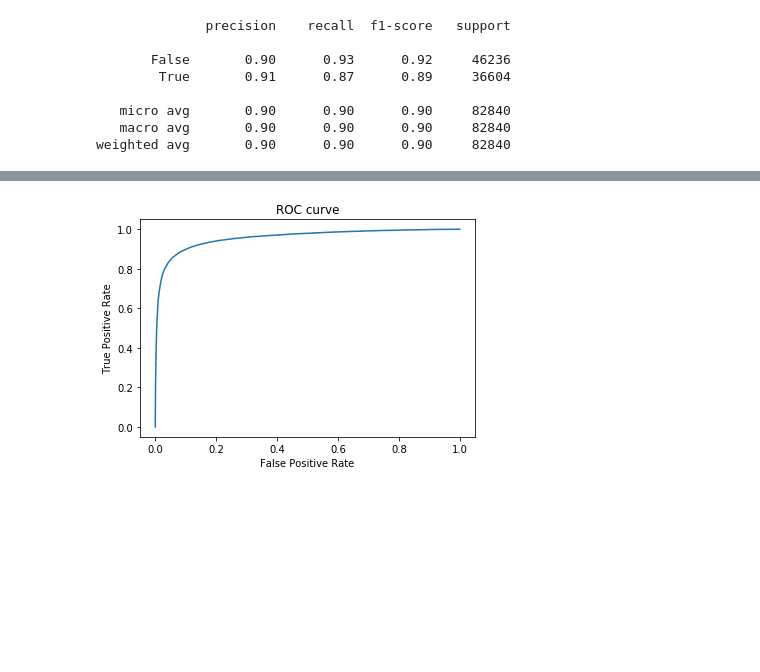
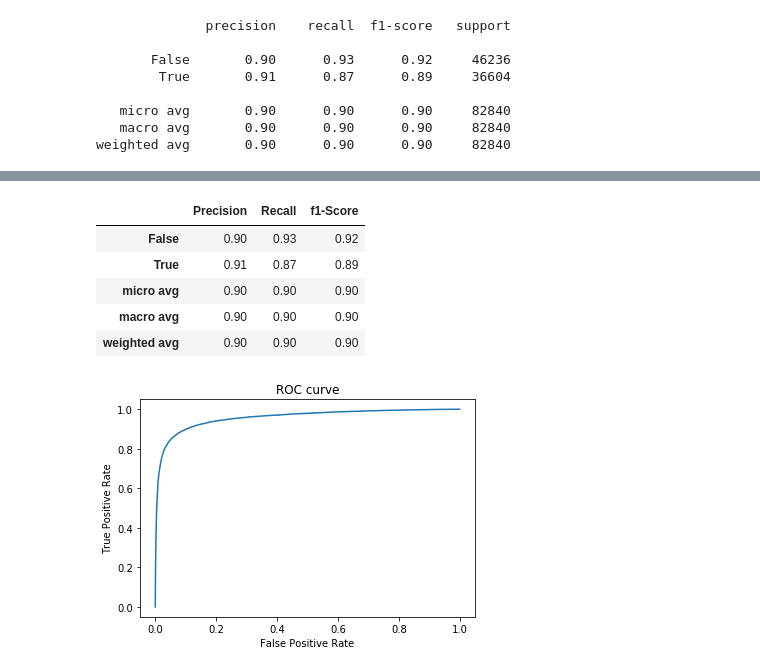
Before and after one commit to nchibana/twitter-speech-classifier, a Jupyter notebook: notebooks/Unit 2 Predictive Model Project - Final.ipynb, the cells around one changed output, grey strips where cells are left out. Cells and saved outputs as stored; diff of their text form; code cells hidden in the pictures; blank space fills up the shorter version.

```diff
--- a/notebooks/Unit 2 Predictive Model Project - Final.ipynb
+++ b/notebooks/Unit 2 Predictive Model Project - Final.ipynb
@@ -744,0 +760,10 @@ weighted avg       0.90      0.90      0.90     82840
+# %%
+read = pd.read_csv('/users/nchib/DS5/DS-Unit-2-Project/dash-app-template/notebooks/data/report.csv', index_col=0)
+read
+# %% [output]
+|  | Precision | Recall | f1-Score |
+| False | 0.90 | 0.93 | 0.92 |
+| True | 0.91 | 0.87 | 0.89 |
+| micro avg | 0.90 | 0.90 | 0.90 |
+| macro avg | 0.90 | 0.90 | 0.90 |
+| weighted avg | 0.90 | 0.90 | 0.90 |
```
Also changed, not shown: parts of 17 cells of this notebook, 11 other files.
